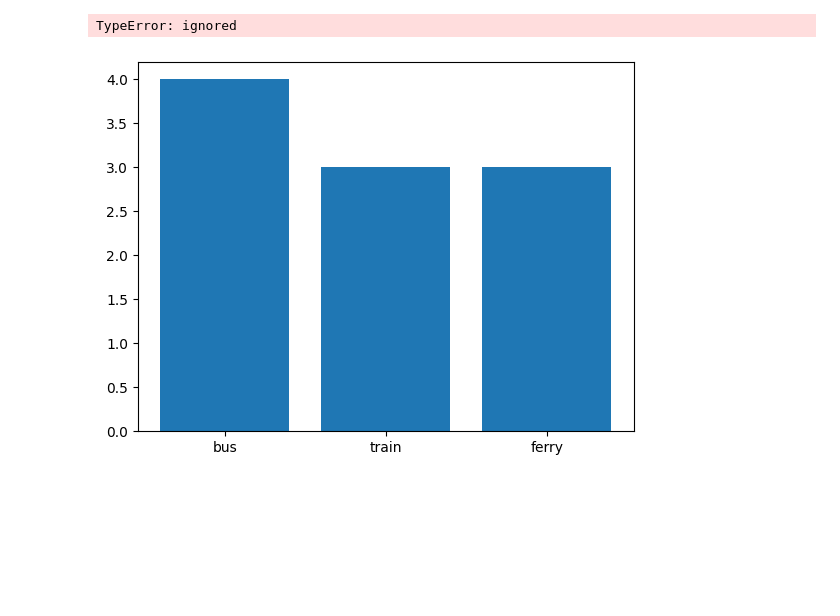
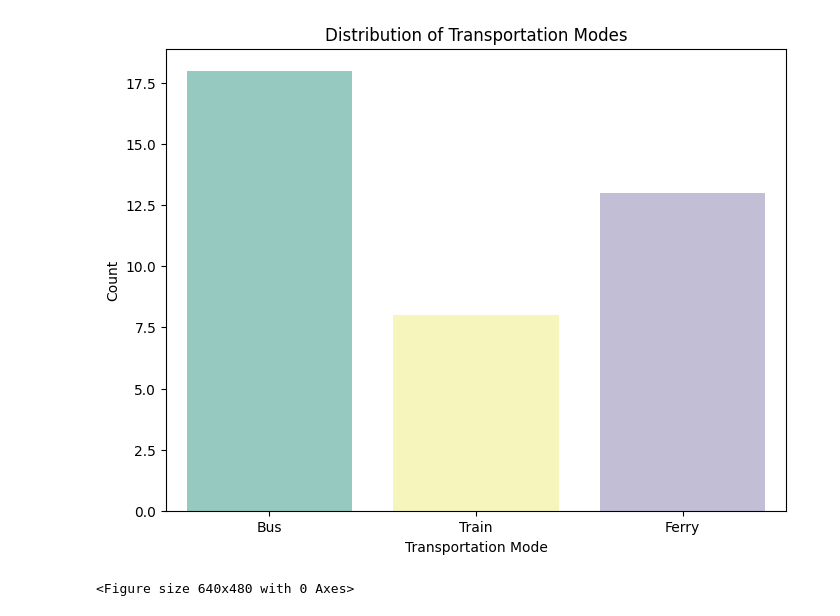
Before and after one commit to weathon/face-bus, a Jupyter notebook: data_visualization.ipynb, the cells around one changed output. Drawn from its saved outputs; the diff is of its cells as text; code cells hidden in the pictures; blank space fills up the shorter version.

```diff
--- a/data_visualization.ipynb
+++ b/data_visualization.ipynb
@@ -1,6 +1,12 @@
 # %% [markdown]
 <a href="https://colab.research.google.com/github/weathon/face-bus/blob/app/data_visualization.ipynb" target="_parent"><img src="https://colab.research.google.com/assets/colab-badge.svg" alt="Open In Colab"/></a>
 # %%
+import pylab
+import matplotlib.pyplot as plt
+import seaborn as sns
+import pandas as pd
+from datetime import datetime
+
 data = [
     ["bus", 90, "UBCO", "July 23, 2023 3:20pm"],
     ["bus", 90, "UBCO", "July 23, 2023 3:20pm"],
@@ -34,32 +40,24 @@ data = [
     ["bus", 78, "Library", "July 23, 2023 7:00pm"],
     ["bus", 78, "Library", "July 23, 2023 7:00pm"],
     ["bus", 78, "Library", "July 23, 2023 7:00pm"],
-    ["ferry", 9, "North Beach", "July 23, 2023 7:20pm"]
-    ["ferry", 9, "North Beach", "July 23, 2023 7:20pm"]
-    ["ferry", 9, "North Beach", "July 23, 2023 7:20pm"]
-    ["ferry", 9, "North Beach", "July 23, 2023 7:20pm"]
-    ["ferry", 9, "North Beach", "July 23, 2023 7:20pm"]
-    ["ferry", 9, "North Beach", "July 23, 2023 7:20pm"]
+    ["ferry", 9, "North Beach", "July 23, 2023 7:20pm"],
+    ["ferry", 9, "North Beach", "July 23, 2023 7:20pm"],
+    ["ferry", 9, "North Beach", "July 23, 2023 7:20pm"],
+    ["ferry", 9, "North Beach", "July 23, 2023 7:20pm"],
+    ["ferry", 9, "North Beach", "July 23, 2023 7:20pm"],
+    ["ferry", 9, "North Beach", "July 23, 2023 7:20pm"],
     ["ferry", 9, "North Beach", "July 23, 2023 7:20pm"]
 ]
-# %% [output]
-TypeError: ignored
-# %%
-import pylab
-
-stat = {
-"bus": 0,
-"train": 0,
-"ferry": 0
-}
-
-for i in data:
-  stat[i[0]] += 1
-
-pylab.bar(stat.keys(), [stat[i] for i in stat.keys()])
-pylab.title("")
-pylab.xlabel("")
-pylab.ylabel("")
-pylab.savefig("1.png")
-# %% [output]
-[figure, removed]
+# %%
+
+modes = [entry[0].capitalize() for entry in data]
+plt.figure(figsize=(8, 6))
+sns.countplot(x=modes, palette="Set3")
+plt.xlabel("Transportation Mode")
+plt.ylabel("Count")
+plt.title("Distribution of Transportation Modes")
+plt.show()
+pylab.savefig("2.png")
+# %% [output]
+[figure, added]
+<Figure size 640x480 with 0 Axes>
```
Also changed, not shown: parts of 5 cells of this notebook.
